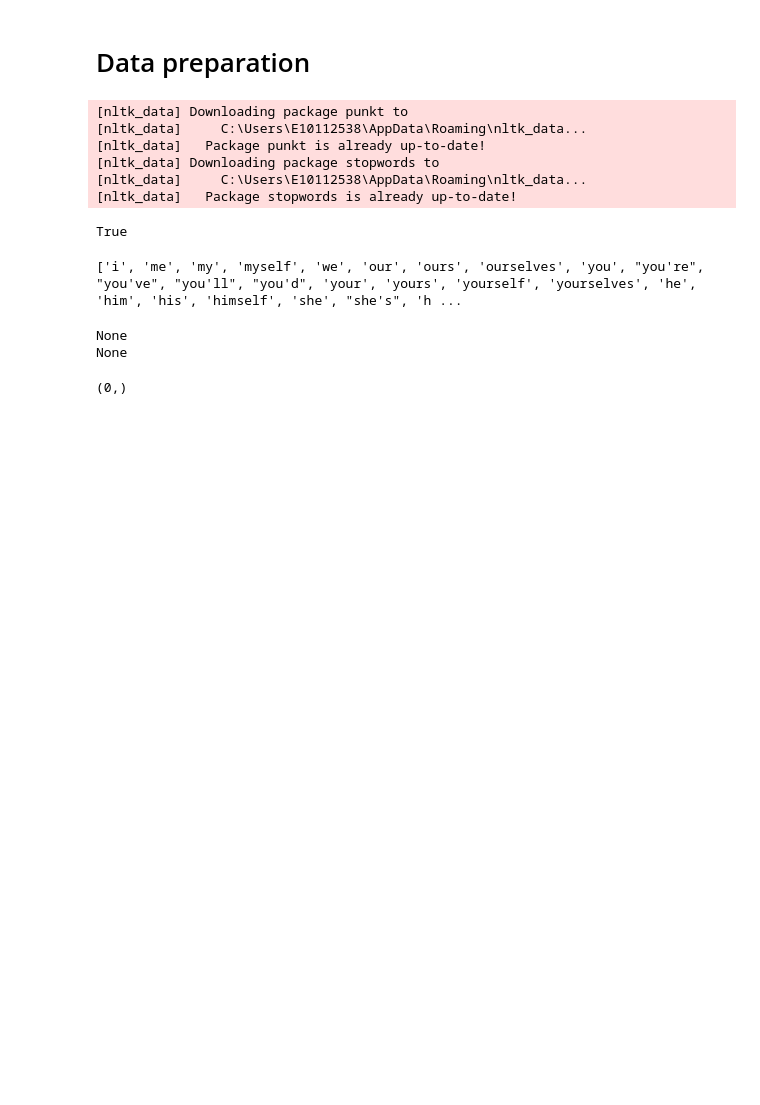
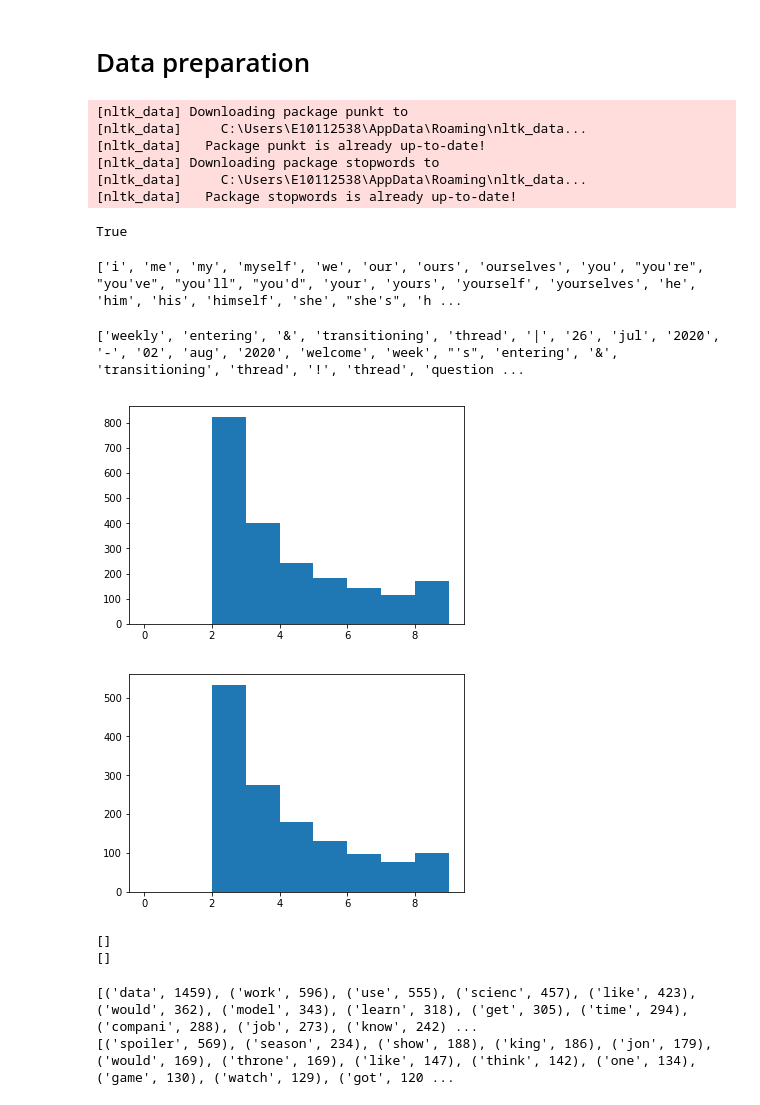
Before and after one commit to matej-hron/manning-ml-as-microservice, a Jupyter notebook: part 2/reddit/reddit.ipynb, the cells around one changed output. Saved outputs shown, nothing was run; the diff lists cells and outputs as text; code cells hidden in the pictures; blank space fills up the shorter version.

```diff
--- a/part 2/reddit/reddit.ipynb
+++ b/part 2/reddit/reddit.ipynb
@@ -111,31 +109,12 @@ def lowerCaseArray(wordrow):
 print(stopwords)
 # %% [output]
 ['i', 'me', 'my', 'myself', 'we', 'our', 'ours', 'ourselves', 'you', "you're", "you've", "you'll", "you'd", 'your', 'yours', 'yourself', 'yourselves', 'he', 'him', 'his', 'himself', 'she', "she's", 'h ...
-# %%
-def data_processing(sql):
-    c.execute(sql)
-    data = {'wordMatrix': [], 'all_words': []}
-    row = c.fetchone()
-    print(row)
-    while row is not None:
-        wordrow = nltk.tokenize.word_tokenize(row[0] + " " + row[1])
-        wordrow_lowercased = lowerCaseArray(wordrow)
-        wordrow_nostopwords = wordFilter(stopwords, wordrow_lowercased)
-        datap['all_words'].extend(wordrow_nostopwords)
-        datap['wordMatrix'].append(wordrow_nostopwords)
-        row = c.fetchone()
-    return data
-
-subreddits = ['datascience','gameofthrones']
-data = {}
-for subject in subreddits:
-    data[subject] = data_processing(sql=f"SELECT topicTitle, topicText, topicCategory FROM topics WHERE topicCategory = '{subject}'")
-# %% [output]
-None
-None
-# %%
-c.execute("SELECT count() FROM topics")
-x = c.fetchone()
-print(x)
-# %% [output]
-(0,)
+# %%
+stemmer = nltk.SnowballStemmer("english")
+
+def wordStemmer(wordrow):
+    stemmed = [stemmer.stem(word) for word in wordrow]
+    return stemmed
+
+# manual list takes almost every single character on the keyboard
+manual_stopwords = [',','.',')',',','(','m',"'m","n't",'e.g',"'ve",'s','#','/','``',"'s","''",'!','r',']','=','[','s','&','%','*','...','1','2','3','4','5','6','7','8','9','10','--',"''",';','-',':']
@@ -141,0 +164,26 @@ print(x)
+# %%
+print (data['datascience']['wordMatrix'][0])
+# %% [output]
+['weekly', 'entering', '&', 'transitioning', 'thread', '|', '26', 'jul', '2020', '-', '02', 'aug', '2020', 'welcome', 'week', "'s", 'entering', '&', 'transitioning', 'thread', '!', 'thread', 'question ...
+# %%
+wordfreqs_cat1 = nltk.FreqDist(data['datascience']['all_words'])
+plt.hist(wordfreqs_cat1.values(), bins = range(10))
+plt.show()
+wordfreqs_cat2 = nltk.FreqDist(data['gameofthrones']['all_words'])
+plt.hist(wordfreqs_cat2.values(), bins = range(10))
+plt.show()
+# %% [output]
+[figure, added]
+[figure, added]
+# %%
+print (wordfreqs_cat1.hapaxes())
+print (wordfreqs_cat2.hapaxes())
+# %% [output]
+[]
+[]
+# %%
+print (wordfreqs_cat1.most_common(20))
+print (wordfreqs_cat2.most_common(20))
+# %% [output]
+[('data', 1459), ('work', 596), ('use', 555), ('scienc', 457), ('like', 423), ('would', 362), ('model', 343), ('learn', 318), ('get', 305), ('time', 294), ('compani', 288), ('job', 273), ('know', 242) ...
+[('spoiler', 569), ('season', 234), ('show', 188), ('king', 186), ('jon', 179), ('would', 169), ('throne', 169), ('like', 147), ('think', 142), ('one', 134), ('game', 130), ('watch', 129), ('got', 120 ...
```
Also changed, not shown: parts of 17 cells of this notebook.
